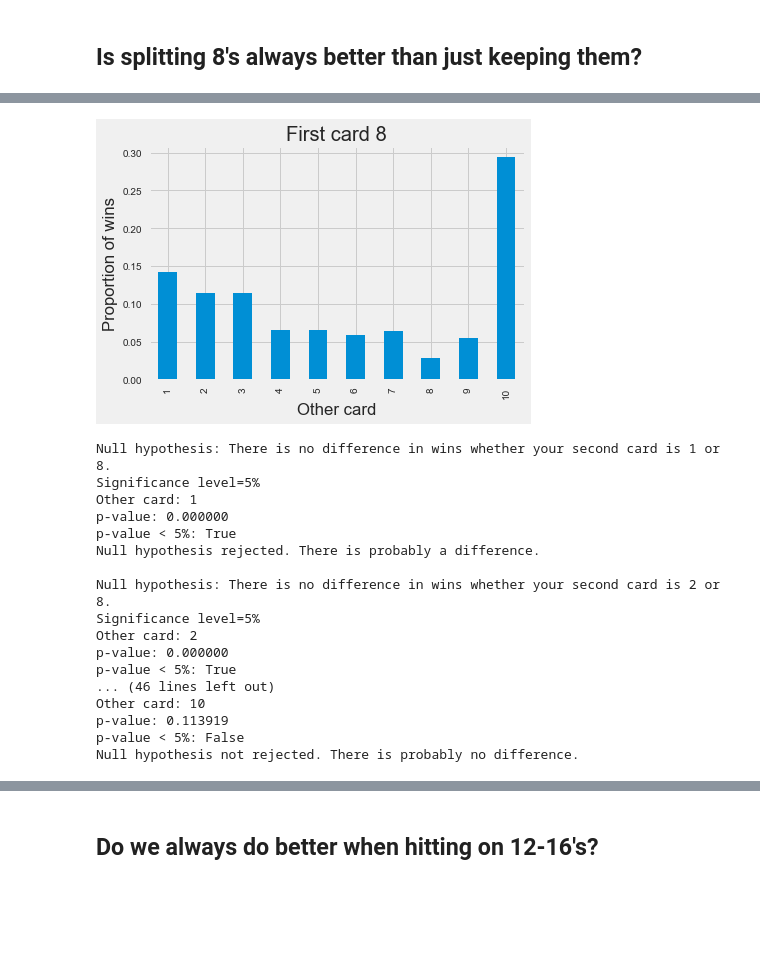
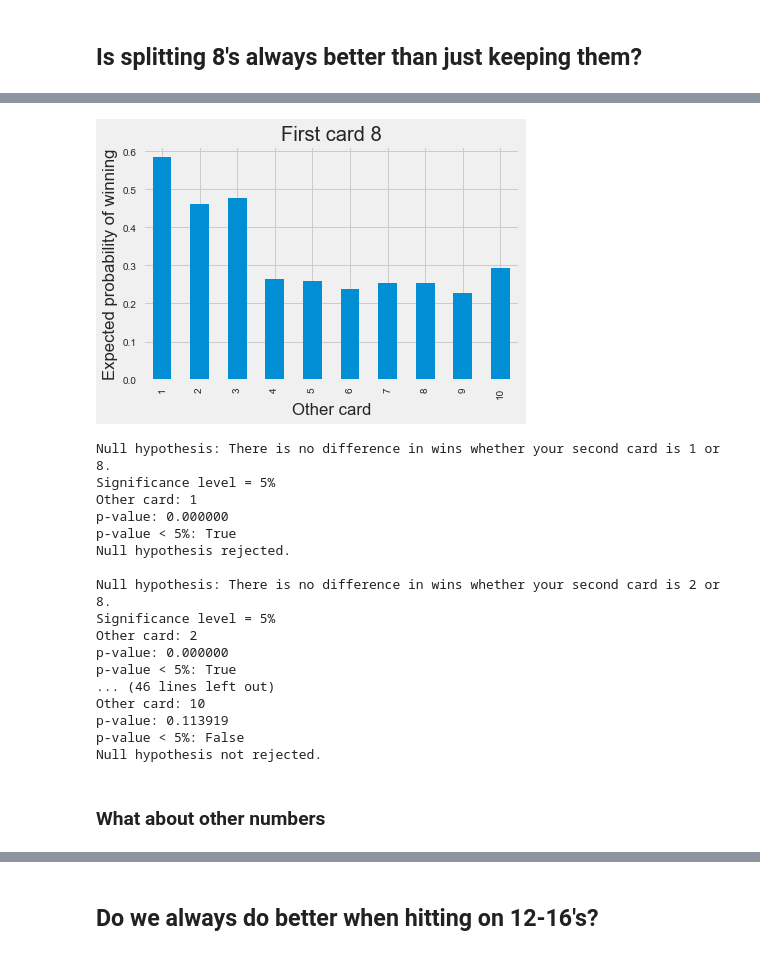
Before and after one commit to jocelyn-ong/data-science-projects, a Jupyter notebook: others/blackjack/data-analysis.ipynb, the cells around one changed output, grey strips where cells are left out. Saved outputs shown, nothing was run; the diff lists cells and outputs as text; code cells hidden in the pictures; blank space fills up the shorter version.

```diff
--- a/others/blackjack/data-analysis.ipynb
+++ b/others/blackjack/data-analysis.ipynb
@@ -294,0 +287,5 @@ eights["combination"] = eights[["player_card_one", "player_card_two"]].apply(get
+# %%
+for i in range(eights.shape[0]):
+    eights.ix[i, "other"] = get_other(eights[["player_card_one", "player_card_two"]].ix[i], 8)
+# %%
+eights["other"] = eights["other"].astype(int)
@@ -297,2 +326,2 @@ eights["other"] = eights["combination"].apply(lambda x: int(x.replace("8", "") i
 # %%
-e_wins = eights.groupby("other")["player_wins"].sum().to_frame()
+e_wins = eights.groupby("other")["player_wins"].agg([sum, len])
@@ -299,32 +343,32 @@ e_wins = eights.groupby("other")["player_wins"].sum().to_frame()
 # %%
-e_wins["proportion"] = e_wins["player_wins"]/eights["player_wins"].sum()
+e_wins["prob"] = e_wins["sum"]/e_wins["len"]
 # %%
-e_wins["proportion"].plot(kind="bar");
+e_wins["prob"].plot(kind="bar");
 plt.title("First card 8");
 plt.xlabel("Other card");
-plt.ylabel("Proportion of wins");
+plt.ylabel("Expected probability of winning");
 # %% [output]
-[figure, old version]
+[figure, new version]
 # %%
 for i in range(1,11):
     if i != 8:
         r = stats.ttest_ind(eights["player_wins"][eights["other"]==i], eights["player_wins"][eights["other"]==8])
         if r.pvalue < 0.05:
-            msg = "rejected. There is probably a difference."
+            msg = "rejected."
         else:
-            msg = "not rejected. There is probably no difference."
-        print ("Null hypothesis: There is no difference in wins whether your second card is {} or 8.\nSignificance level=5%".format(i))
+            msg = "not rejected."
+        print ("Null hypothesis: There is no difference in wins whether your second card is {} or 8.\nSignificance level = 5%".format(i))
         print ("Other card: {}\np-value: {:.6f}\np-value < 5%: {}\nNull hypothesis {}\n".format(i, r.pvalue, r.pvalue < 0.05, msg))
 # %% [output]
 Null hypothesis: There is no difference in wins whether your second card is 1 or 8.
-Significance level=5%
+Significance level = 5%
 Other card: 1
 p-value: 0.000000
 p-value < 5%: True
-Null hypothesis rejected. There is probably a difference.
+Null hypothesis rejected.
 
 Null hypothesis: There is no difference in wins whether your second card is 2 or 8.
-Significance level=5%
+Significance level = 5%
 Other card: 2
 p-value: 0.000000
 p-value < 5%: True
@@ -332,4 +376,6 @@ p-value < 5%: True
 Other card: 10
 p-value: 0.113919
 p-value < 5%: False
-Null hypothesis not rejected. There is probably no difference.
+Null hypothesis not rejected.
+# %% [markdown]
+### What about other numbers
```
Also changed, not shown: parts of 22 cells of this notebook.
